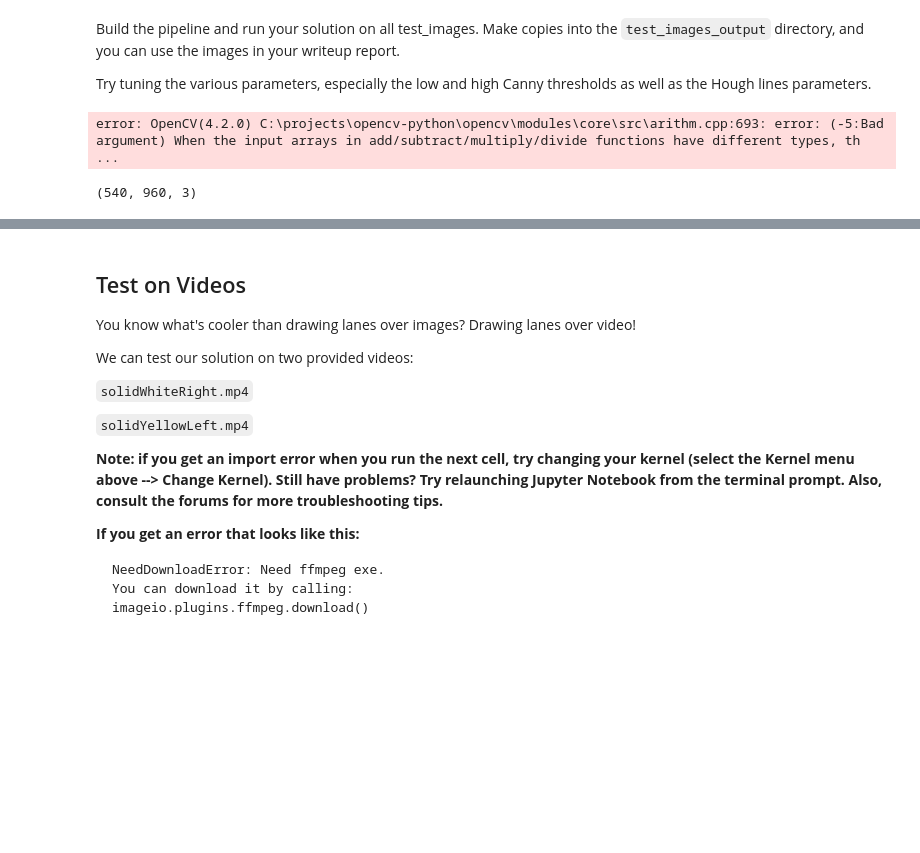
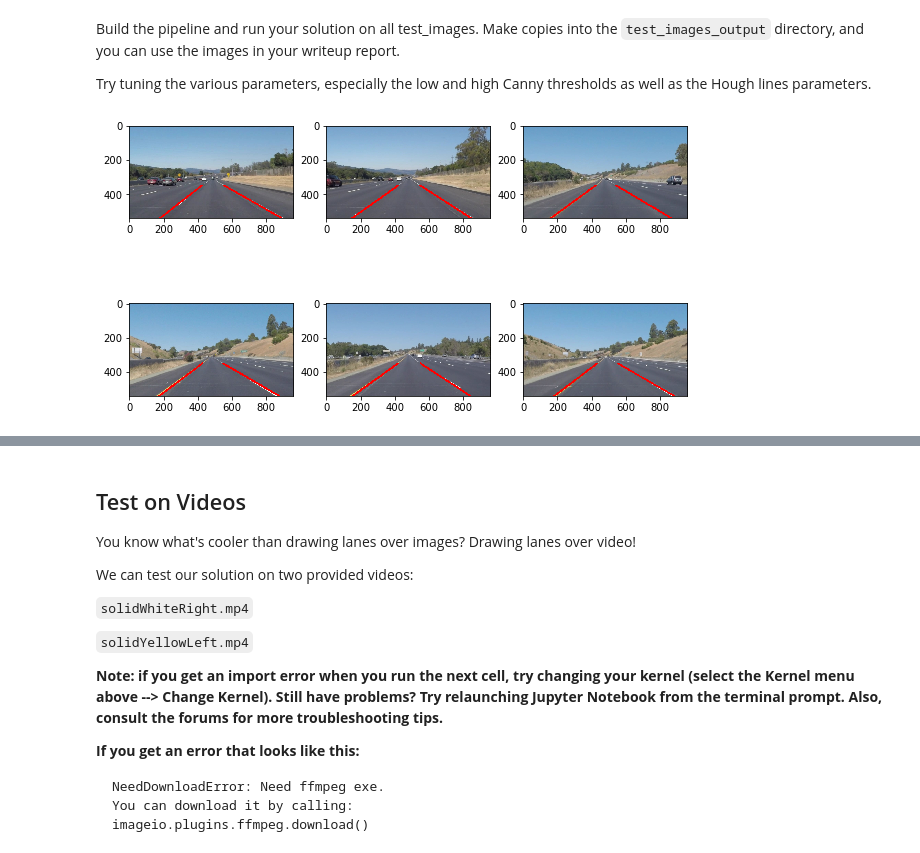
Before and after one commit to alamarche/CarND-LaneLines-P1, a Jupyter notebook: P1.ipynb, the cells around one changed output, grey strips where cells are left out. Cells and saved outputs as stored; diff of their text form; code cells hidden in the pictures; blank space fills up the shorter version.

```diff
--- a/P1.ipynb
+++ b/P1.ipynb
@@ -194,6 +194,9 @@ Build the pipeline and run your solution on all test_images. Make copies into th
 
 Try tuning the various parameters, especially the low and high Canny thresholds as well as the Hough lines parameters.
 # %%
+# TODO: Build your pipeline that will draw lane lines on the test_images
+# then save them to the test_images_output directory.
+
 def getLineStats(lines):
     """getLineStats returns two dictionaries with 'm' and 'b' keys
     containing slope and y-intercept np.array types
@@ -240,6 +243,10 @@ def discardOutlierLines(lines, numdevs=1):
 def getAverageLine(lines, y_start=540, y_end=350):
     """getAverageLine acts on output of discardOutlierLines
     gets average m and b values from line dictionaries"""
+
+    if lines['m'].size == 0:
+        return 0
+
     m_ave = lines['m'].mean()
     b_ave = lines['b'].mean()
 
@@ -253,52 +260,58 @@ def save_imgs(imgs, filename, figsize=(10,6), plotlayout=(2,3)):
     fig = plt.figure(figsize=figsize)
     j=1
     plotlayout = plotlayout[0] * 100 + plotlayout[1]*10
     for i in imgs:
         fig.add_subplot(plotlayout+j)
         plt.imshow(i)
         j += 1
     plt.savefig(filename)
 
-#
-# Note that I modified the provided hough lines function to also return the lines object
-#
+def main(image, points=np.array((((100,539), (900,539), (625,325), (375,325))))):
 
-root_path = "test_images/"
-test_files = [root_path + i for i in os.listdir(root_path)]
-
-output_images = []
-points = np.array((((100,539), (900,539), (625,325), (375,325))))
-
-for test_file in test_files:
-
-    image = mpimg.imread(test_file)
     gray_image = grayscale(image)
     blur_image = gaussian_blur(gray_image, 7)
     canny_image = canny(blur_image, 60, 150)
 
     masked_image = region_of_interest(canny_image, np.int32([points]))
     hough_img, line = hough_lines(masked_image, 1, np.pi/180, 25, 10, 3)
 
     leftLines, rightLines = getLineStats(line)
 
     leftLinesFilt = discardOutlierLines(leftLines)
     rightLinesFilt = discardOutlierLines(rightLines)
 
     ave_left = getAverageLine(leftLinesFilt)
     ave_right = getAverageLine(rightLinesFilt)
+    linestodraw = []
 
-    imagedraw = np.zeros(np.shape(image))
-    draw_lines(imagedraw, [[ave_left, ave_right]], thickness=10)
+    if type(ave_left) == list:
+        linestodraw.append(ave_left)
+    if type(ave_right) == list:
+        linestodraw.append(ave_right)
 
-    image = weighted_img(imagedraw, image)
+    if linestodraw != []:
+        draw_lines(image, [linestodraw], thickness=10)
 
+    return image
+
+#
+# Note that I modified the provided hough lines function to also return the lines object
+#
+
+outputdir = "test_images_output/"
+root_path = "test_images/"
+
+test_files = [root_path + i for i in os.listdir(root_path)]
+
+output_images = []
+points = np.array((((100,539), (900,539), (625,325), (375,325))))
+
+for test_file in test_files:
+
+    image = mpimg.imread(test_file)
+    image = main(image, points)
     output_images.append(image)
 
-save_imgs(output_images, "testing_output.pdf")
-# output_images
+save_imgs(output_images, outputdir + "testing_output.pdf")
 # %% [output]
-error: OpenCV(4.2.0) C:\projects\opencv-python\opencv\modules\core\src\arithm.cpp:693: error: (-5:Bad argument) When the input arrays in add/subtract/multiply/divide functions have different types, th ...
+[figure, added]
-# %%
-np.shape(imagedraw)
-# %% [output]
-(540, 960, 3)
```
Also changed, not shown: parts of 8 cells of this notebook, 8 other files.
